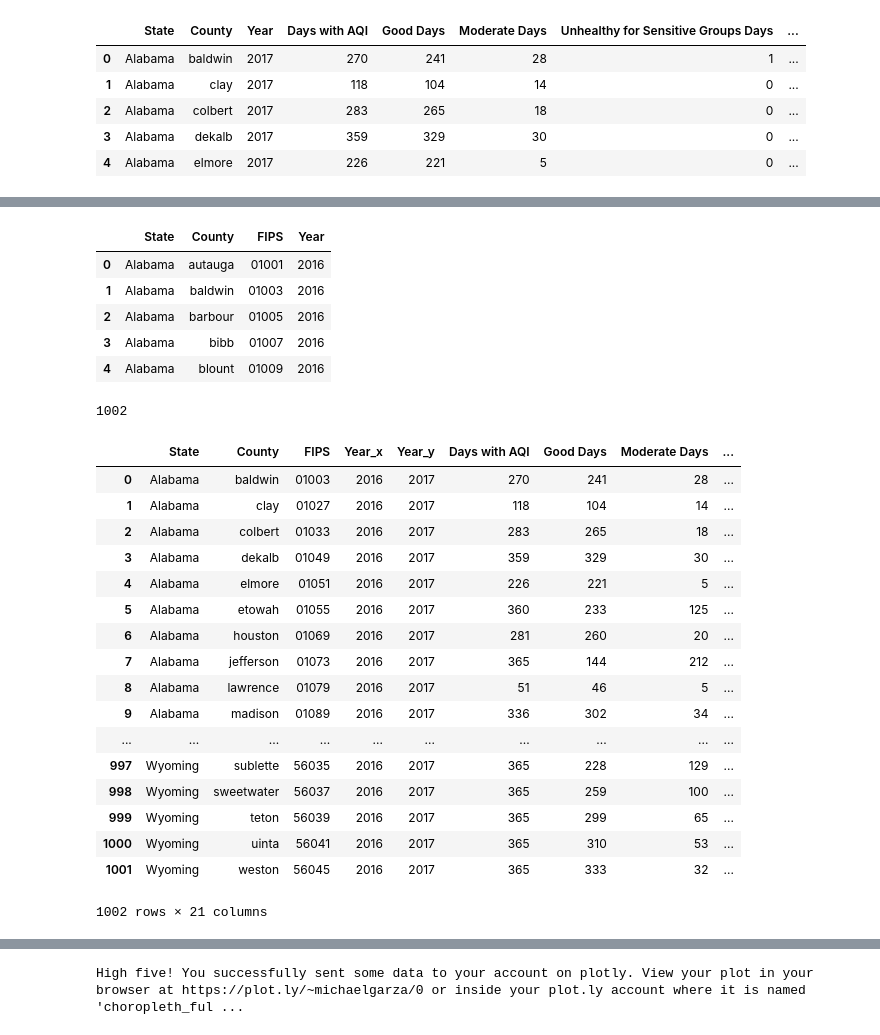
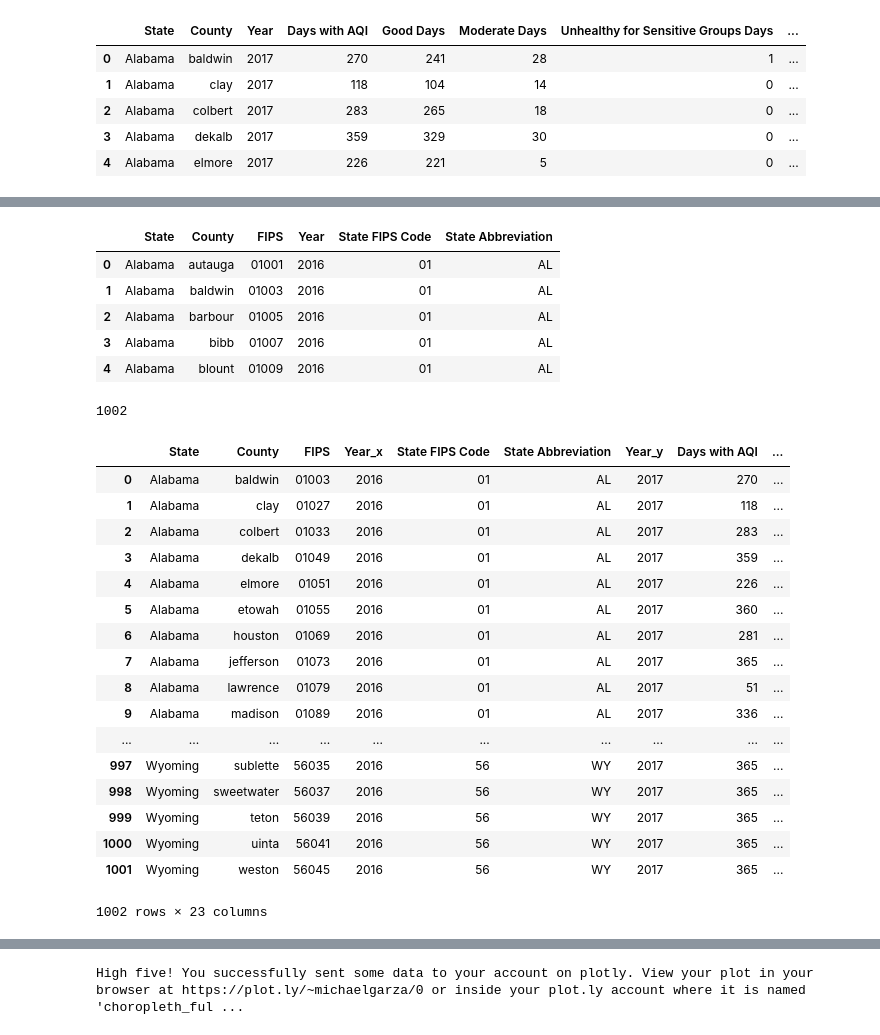
Before and after one commit to alyssflynn/project-1, a Jupyter notebook: Data_exploration_choropleths.ipynb, the cells around one changed output, grey strips where cells are left out. Saved outputs shown, nothing was run; the diff lists cells and outputs as text; code cells hidden in the pictures.

```diff
--- a/Data_exploration_choropleths.ipynb
+++ b/Data_exploration_choropleths.ipynb
@@ -112,15 +112,15 @@ df_sample.head()
 | 3 | CN0100700000000 | 01 | 007 | Bibb County, AL | 2016 | 8,573 | 8,004 | ... |
 | 4 | CN0100900000000 | 01 | 009 | Blount County, AL | 2016 | 24,525 | 23,171 | ... |
 # %%
-df_countydata = df_sample[['State', 'County', 'FIPS', 'Year']]
+df_countydata = df_sample[['State', 'County', 'FIPS', 'Year', 'State FIPS Code', 'State Abbreviation']]
 df_countydata.head()
 # %% [output]
-|  | State | County | FIPS | Year |
-| 0 | Alabama | autauga | 01001 | 2016 |
-| 1 | Alabama | baldwin | 01003 | 2016 |
-| 2 | Alabama | barbour | 01005 | 2016 |
-| 3 | Alabama | bibb | 01007 | 2016 |
-| 4 | Alabama | blount | 01009 | 2016 |
+|  | State | County | FIPS | Year | State FIPS Code | State Abbreviation |
+| 0 | Alabama | autauga | 01001 | 2016 | 01 | AL |
+| 1 | Alabama | baldwin | 01003 | 2016 | 01 | AL |
+| 2 | Alabama | barbour | 01005 | 2016 | 01 | AL |
+| 3 | Alabama | bibb | 01007 | 2016 | 01 | AL |
+| 4 | Alabama | blount | 01009 | 2016 | 01 | AL |
 # %%
 df_countydata = df_countydata.merge(df_aqi, how='inner', on=['State', 'County'])
 # help(pd.merge)
@@ -128,21 +128,21 @@ print(len(df_countydata))
 df_countydata
 # %% [output]
 1002
-|  | State | County | FIPS | Year_x | Year_y | Days with AQI | Good Days | Moderate Days | ... |
-| 0 | Alabama | baldwin | 01003 | 2016 | 2017 | 270 | 241 | 28 | ... |
-| 1 | Alabama | clay | 01027 | 2016 | 2017 | 118 | 104 | 14 | ... |
-| 2 | Alabama | colbert | 01033 | 2016 | 2017 | 283 | 265 | 18 | ... |
-| 3 | Alabama | dekalb | 01049 | 2016 | 2017 | 359 | 329 | 30 | ... |
-| 4 | Alabama | elmore | 01051 | 2016 | 2017 | 226 | 221 | 5 | ... |
-| 5 | Alabama | etowah | 01055 | 2016 | 2017 | 360 | 233 | 125 | ... |
-| 6 | Alabama | houston | 01069 | 2016 | 2017 | 281 | 260 | 20 | ... |
-| 7 | Alabama | jefferson | 01073 | 2016 | 2017 | 365 | 144 | 212 | ... |
-| 8 | Alabama | lawrence | 01079 | 2016 | 2017 | 51 | 46 | 5 | ... |
-| 9 | Alabama | madison | 01089 | 2016 | 2017 | 336 | 302 | 34 | ... |
+|  | State | County | FIPS | Year_x | State FIPS Code | State Abbreviation | Year_y | Days with AQI | ... |
+| 0 | Alabama | baldwin | 01003 | 2016 | 01 | AL | 2017 | 270 | ... |
+| 1 | Alabama | clay | 01027 | 2016 | 01 | AL | 2017 | 118 | ... |
+| 2 | Alabama | colbert | 01033 | 2016 | 01 | AL | 2017 | 283 | ... |
+| 3 | Alabama | dekalb | 01049 | 2016 | 01 | AL | 2017 | 359 | ... |
+| 4 | Alabama | elmore | 01051 | 2016 | 01 | AL | 2017 | 226 | ... |
+| 5 | Alabama | etowah | 01055 | 2016 | 01 | AL | 2017 | 360 | ... |
+| 6 | Alabama | houston | 01069 | 2016 | 01 | AL | 2017 | 281 | ... |
+| 7 | Alabama | jefferson | 01073 | 2016 | 01 | AL | 2017 | 365 | ... |
+| 8 | Alabama | lawrence | 01079 | 2016 | 01 | AL | 2017 | 51 | ... |
+| 9 | Alabama | madison | 01089 | 2016 | 01 | AL | 2017 | 336 | ... |
 | ... | ... | ... | ... | ... | ... | ... | ... | ... | ... |
-| 997 | Wyoming | sublette | 56035 | 2016 | 2017 | 365 | 228 | 129 | ... |
-| 998 | Wyoming | sweetwater | 56037 | 2016 | 2017 | 365 | 259 | 100 | ... |
-| 999 | Wyoming | teton | 56039 | 2016 | 2017 | 365 | 299 | 65 | ... |
-| 1000 | Wyoming | uinta | 56041 | 2016 | 2017 | 365 | 310 | 53 | ... |
-| 1001 | Wyoming | weston | 56045 | 2016 | 2017 | 365 | 333 | 32 | ... |
+| 997 | Wyoming | sublette | 56035 | 2016 | 56 | WY | 2017 | 365 | ... |
+| 998 | Wyoming | sweetwater | 56037 | 2016 | 56 | WY | 2017 | 365 | ... |
+| 999 | Wyoming | teton | 56039 | 2016 | 56 | WY | 2017 | 365 | ... |
+| 1000 | Wyoming | uinta | 56041 | 2016 | 56 | WY | 2017 | 365 | ... |
+| 1001 | Wyoming | weston | 56045 | 2016 | 56 | WY | 2017 | 365 | ... |
-1002 rows × 21 columns
+1002 rows × 23 columns
```
Also changed, not shown: parts of 7 cells of this notebook.
